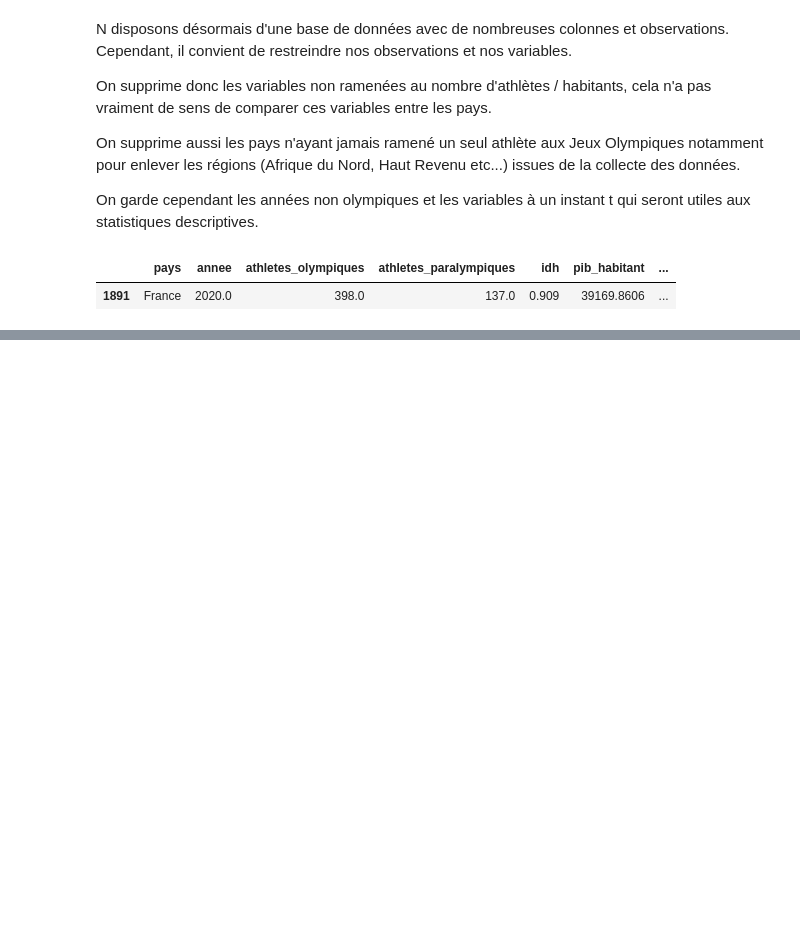
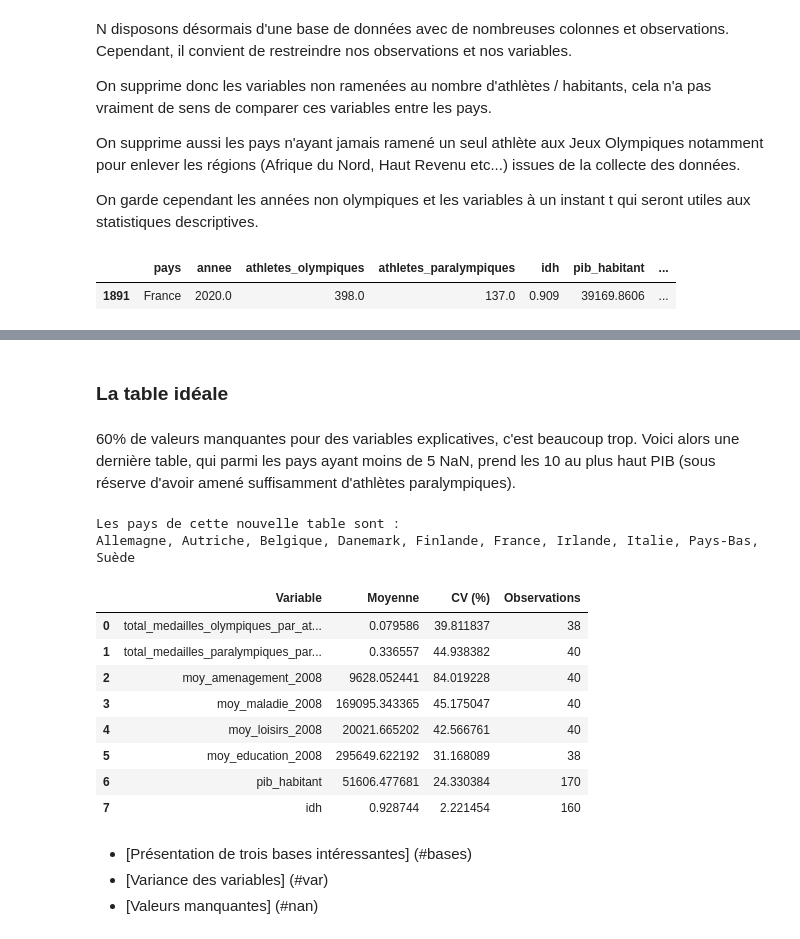
Before and after one commit to Eloi-du-77/Projet-Python, a Jupyter notebook: Notebook.ipynb, the cells around one changed output, grey strips where cells are left out. Cells and saved outputs as stored; diff of their text form; code cells hidden in the pictures; blank space fills up the shorter version.

```diff
--- a/Notebook.ipynb
+++ b/Notebook.ipynb
@@ -459,0 +544,29 @@ df_merge.query("pays == 'France' and annee == 2020") #NB Dans ce notebook, on n'
+# %% [markdown]
+<a id="bases"></a>
+### La table idéale
+# %% [markdown]
+60% de valeurs manquantes pour des variables explicatives, c'est beaucoup trop. Voici alors une dernière table, qui parmi les pays ayant moins de 5 NaN, prend les 10 au plus haut PIB (sous réserve d'avoir amené suffisamment d'athlètes paralympiques).
+# %%
+df_top_10_sans_NaN=pd.read_pickle('Toutes_les_df_agregees/df_top_10_sans_NaN.pkl')
+
+pays = df_top_10_sans_NaN['pays'].unique()
+print(f"Les pays de cette nouvelle table sont : \n{', '.join(pays)}")
+
+coef_variation(df_top_10_sans_NaN)
+#pourcentage_valeurs_manquantes(df_top_10_sans_NaN)
+# %% [output]
+Les pays de cette nouvelle table sont :
+Allemagne, Autriche, Belgique, Danemark, Finlande, France, Irlande, Italie, Pays-Bas, Suède
+|  | Variable | Moyenne | CV (%) | Observations |
+| 0 | total_medailles_olympiques_par_at... | 0.079586 | 39.811837 | 38 |
+| 1 | total_medailles_paralympiques_par... | 0.336557 | 44.938382 | 40 |
+| 2 | moy_amenagement_2008 | 9628.052441 | 84.019228 | 40 |
+| 3 | moy_maladie_2008 | 169095.343365 | 45.175047 | 40 |
+| 4 | moy_loisirs_2008 | 20021.665202 | 42.566761 | 40 |
+| 5 | moy_education_2008 | 295649.622192 | 31.168089 | 38 |
+| 6 | pib_habitant | 51606.477681 | 24.330384 | 170 |
+| 7 | idh | 0.928744 | 2.221454 | 160 |
+# %% [markdown]
+  - [Présentation de trois bases intéressantes] (#bases)
+  - [Variance des variables] (#var)
+  - [Valeurs manquantes] (#nan)
```
Also changed, not shown: parts of 12 cells of this notebook, 7 other files.
